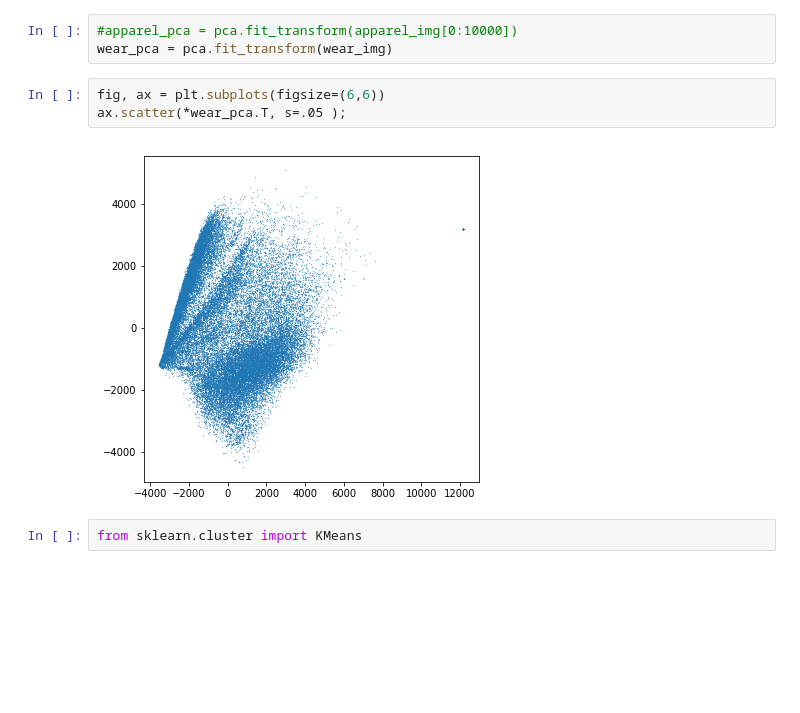
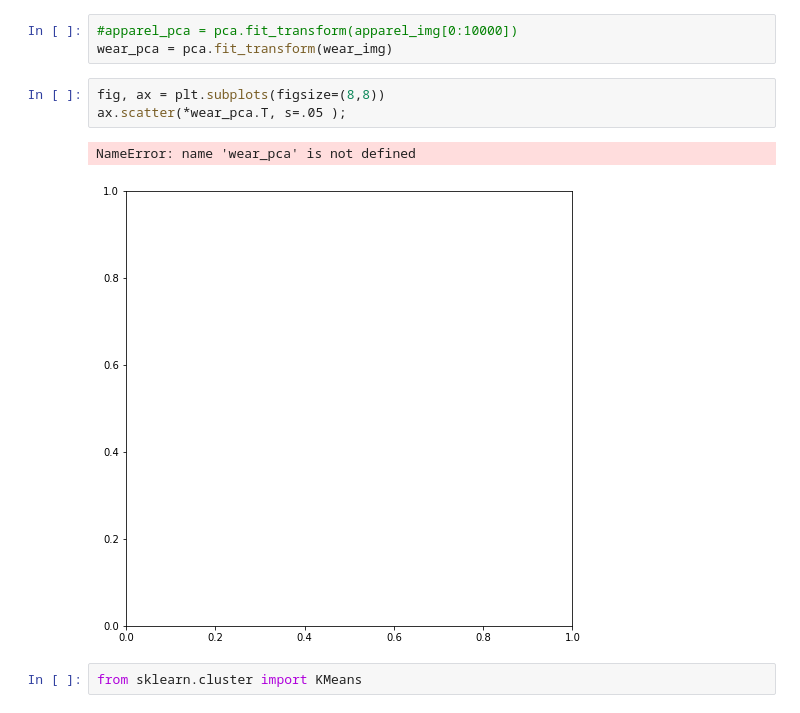
Before and after one commit to kellystroh/Clothing-Classification, a Jupyter notebook: notebooks/PCA Clustering.ipynb, the cells around one changed output. Saved outputs shown, nothing was run; the diff lists cells and outputs as text; blank space fills up the shorter version.

```diff
--- a/notebooks/PCA Clustering.ipynb
+++ b/notebooks/PCA Clustering.ipynb
@@ -51,10 +51,11 @@ NameError: name 'PCA' is not defined
 #apparel_pca = pca.fit_transform(apparel_img[0:10000])
 wear_pca = pca.fit_transform(wear_img)
 # %%
-fig, ax = plt.subplots(figsize=(6,6))
+fig, ax = plt.subplots(figsize=(8,8))
 ax.scatter(*wear_pca.T, s=.05 );
 # %% [output]
+NameError: name 'wear_pca' is not defined
-[figure, old version]
+[figure, new version]
 # %%
 from sklearn.cluster import KMeans
 # %%
```
Also changed, not shown: parts of 7 cells of this notebook, 2 other files.
